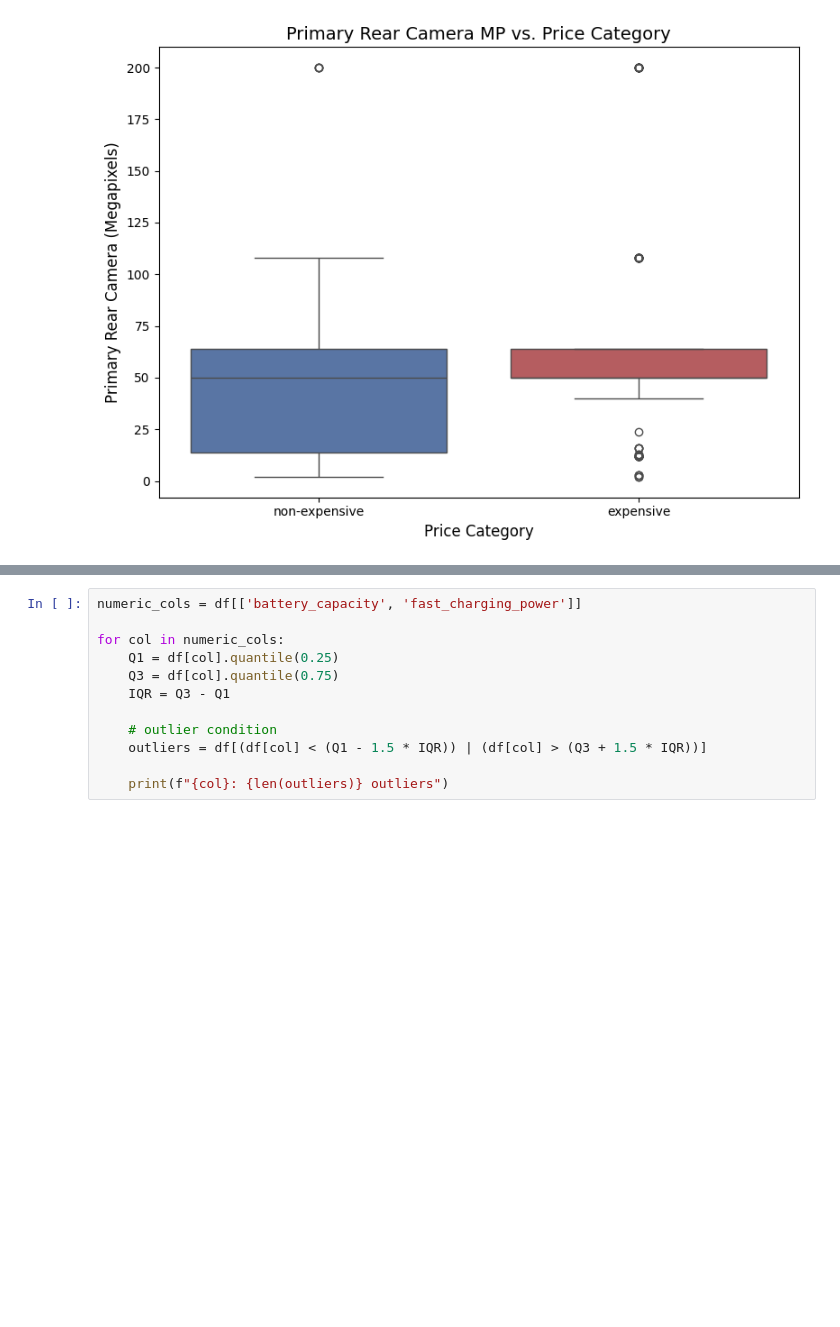
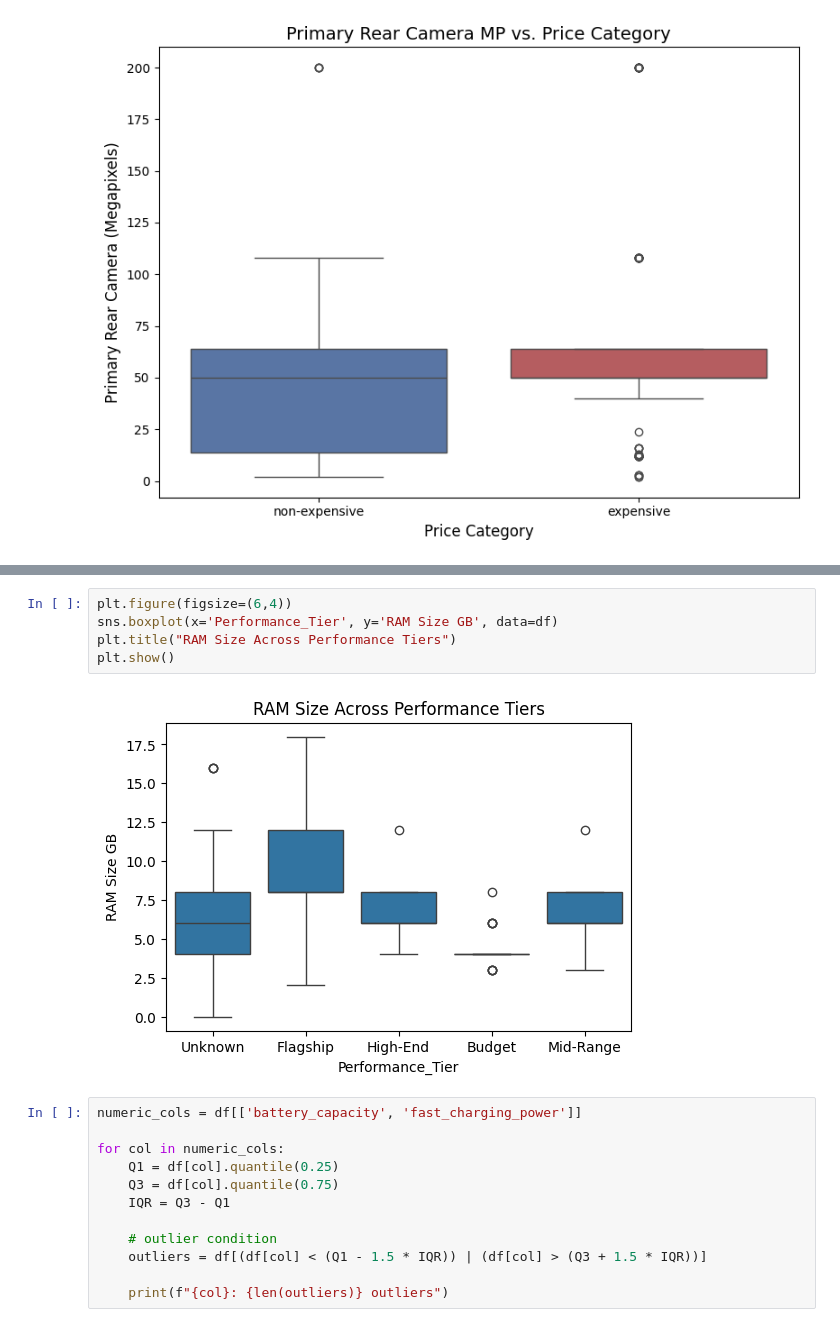
Before and after one commit to Steven-Amin02/Smart-phones-prices, a Jupyter notebook: preprocessing.ipynb, the cells around one changed output, grey strips where cells are left out. Drawn from its saved outputs; the diff is of its cells as text; blank space fills up the shorter version.

```diff
--- a/preprocessing.ipynb
+++ b/preprocessing.ipynb
@@ -149,3 +175,10 @@ Passing `palette` without assigning `hue` is deprecated and will be removed in v
+# %%
+plt.figure(figsize=(6,4))
+sns.boxplot(x='Performance_Tier', y='RAM Size GB', data=df)
+plt.title("RAM Size Across Performance Tiers")
+plt.show()
+# %% [output]
+[figure, added]
 # %%
 numeric_cols = df[['battery_capacity', 'fast_charging_power']]
 
```
Also changed, not shown: parts of 9 cells of this notebook, 3 other files.
